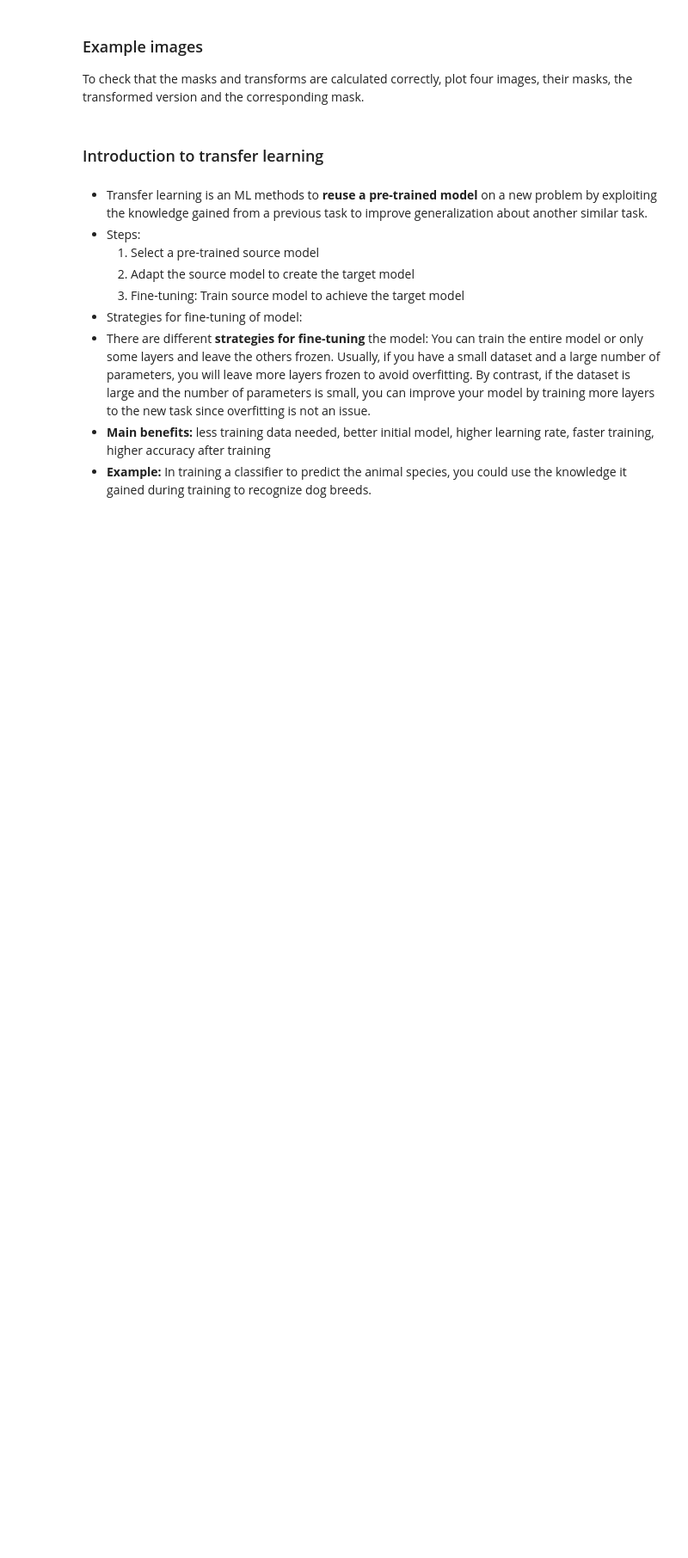
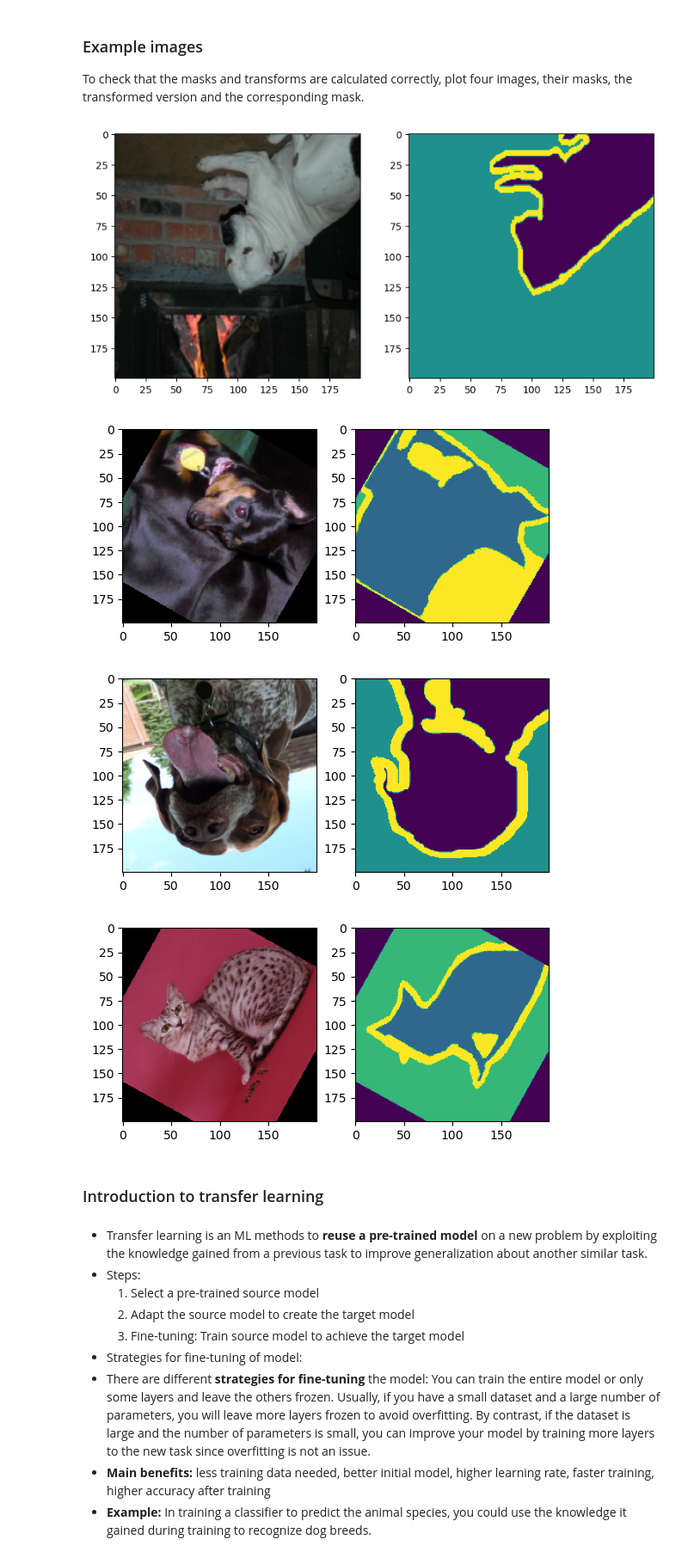
Before and after one commit to DevNerds2020/Deep-Learning-Foundations-Course, a Jupyter notebook: DL_Assignment_1_Task_1.ipynb, the cells around one changed output. Shown at 86% size. Saved outputs shown, nothing was run; the diff lists cells and outputs as text; code cells hidden in the pictures; blank space fills up the shorter version.

```diff
--- a/DL_Assignment_1_Task_1.ipynb
+++ b/DL_Assignment_1_Task_1.ipynb
@@ -100,42 +188,48 @@ Notes:
 # %%
-# Collate function for the train set
 def collate_train(batch):
-    pass
+    images, masks = zip(*batch)  # Unpack the batch into images and masks
+    images = torch.stack(images)  # Combine images into a single tensor
+    masks = torch.stack(masks)  # Combine masks into a single tensor
+    return images, masks
 
-
-# Collate function for the test set
 def collate_test(batch):
-    pass
-
+    images, masks = zip(*batch)  # Unpack the batch into images and masks
+    images = torch.stack(images)  # Combine images into a single tensor
+    return images, masks
 
 # Create data loaders for training and testing (using DIFFERENT collate functions!)
 # Feel free to use custom hyperparameters
-batch_size = 8
+batch_size = 4
 data_loader = DataLoader(
-    dataset,
+    dataset=transformed_dataset,
     batch_size=batch_size,
     shuffle=True,
-    num_workers=2,
-    collate_fn=collate_train,
+    # num_workers=2,
+    # collate_fn=collate_train,
 )
 data_loader_test = DataLoader(
-    dataset_test, batch_size=1, shuffle=False, num_workers=2, collate_fn=collate_test
+    dataset=transformed_dataset_test, batch_size=1, shuffle=False, num_workers=2
 )
 # %% [markdown]
 ### Example images
 To check that the masks and transforms are calculated correctly, plot four images, their masks, the transformed version and the corresponding mask.
 # %%
+plt.figure(figsize=(10, 10))
 # Visualize original and augmented versions of four images
 for images, masks in data_loader:
     # Visualize the augmented images and masks
     for j in range(batch_size):
-        # TODO: Create subplots and display the images and masks
-        # Hint: Use Matplotlib to show images and masks in subplots
-        # You should display both original and augmented images and masks
-        # Customize the titles and formatting as needed
-
-        pass
+        plt.subplot(1, 2, 1)
+        plt.imshow(images[j].permute(1, 2, 0))
+        plt.subplot(1, 2, 2)
+        plt.imshow(masks[j].permute(1, 2, 0))
+        plt.show()
     break
+# %% [output]
+[figure, added]
+[figure, added]
+[figure, added]
+[figure, added]
 # %% [markdown]
 ### Introduction to transfer learning
 # %% [markdown]
```
Also changed, not shown: parts of 8 cells of this notebook, 1 other file.
